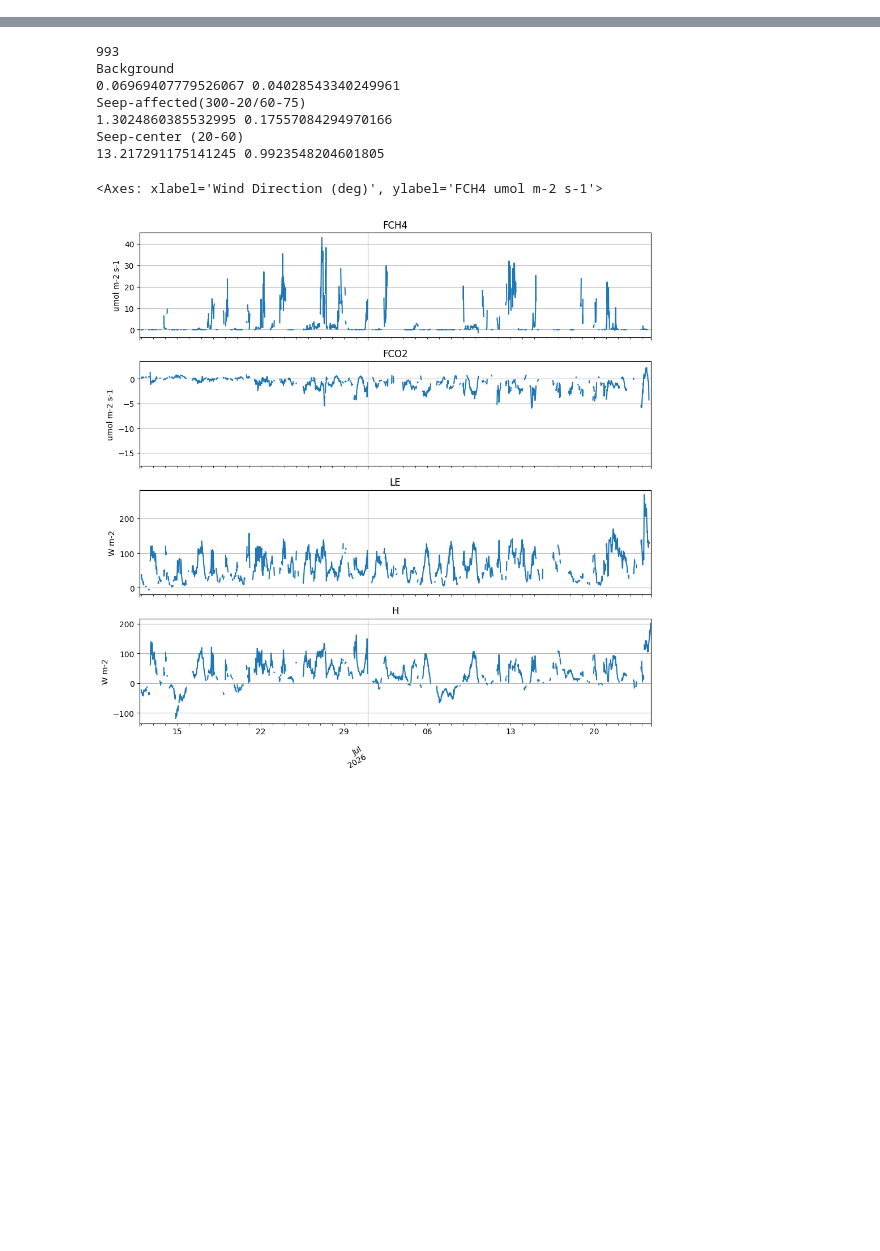
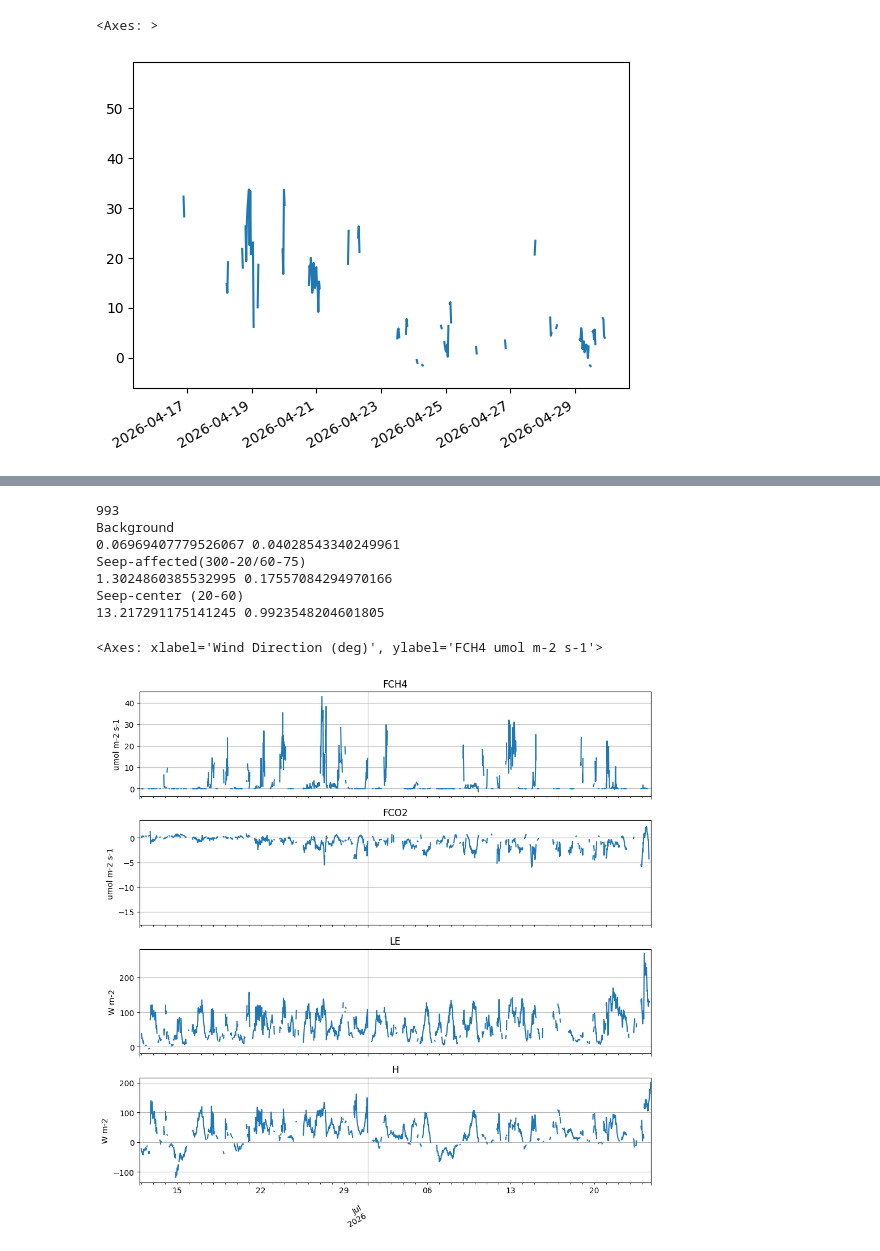
Before and after one commit to CANFLUX/pyFluxPipeline, a Jupyter notebook: .hidden/RDEC_quick_and_dirty.ipynb, the cells around one changed output, grey strips where cells are left out. Drawn from its saved outputs; the diff is of its cells as text; code cells hidden in the pictures; blank space fills up the shorter version.

```diff
--- a/.hidden/RDEC_quick_and_dirty.ipynb
+++ b/.hidden/RDEC_quick_and_dirty.ipynb
@@ -140 +167,6 @@ df[['H','LE','co2_flux','ch4_flux']].groupby([df.index.month]).agg(['mean','std'
+# %%
+df.loc[df.index.month==4,'ch4_flux'].plot()
+# %% [output]
+<Axes: >
+[figure, added]
 # %%
```
Also changed, not shown: parts of 16 cells of this notebook, 1 other file.
